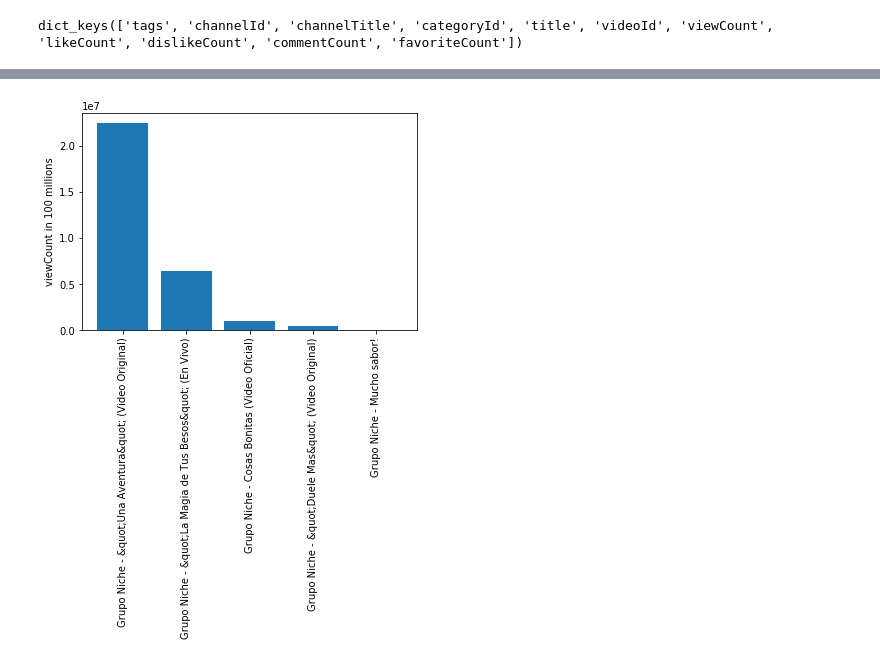
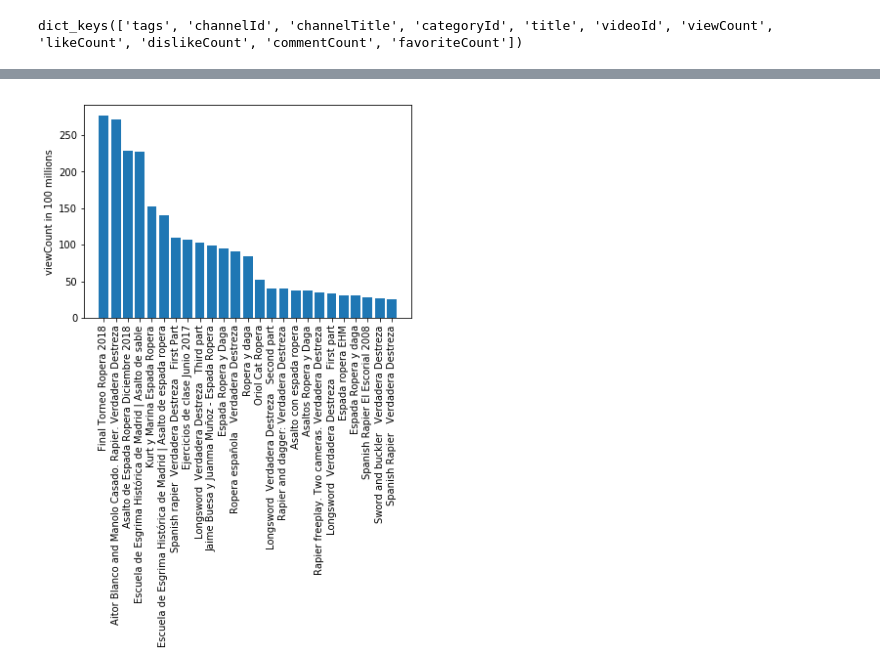
Before and after one commit to KaroLadino/YoutubeCommentsApp, a Jupyter notebook: YoutubeCommentsApp.ipynb, the cells around one changed output, grey strips where cells are left out. Cells and saved outputs as stored; diff of their text form; code cells hidden in the pictures.

```diff
--- a/YoutubeCommentsApp.ipynb
+++ b/YoutubeCommentsApp.ipynb
@@ -20,7 +20,7 @@ import matplotlib.pyplot as plt
 import seaborn as sns
 from youtube_data import youtube_search
 # %%
-test = youtube_search("Grupo Niche")
+test = youtube_search("Esgrima AEEA")
 test.keys()
 # %% [output]
 dict_keys(['tags', 'channelId', 'channelTitle', 'categoryId', 'title', 'videoId', 'viewCount', 'likeCount', 'dislikeCount', 'commentCount', 'favoriteCount'])
@@ -55,7 +55,7 @@ numeric_dtype = ['viewCount','commentCount','likeCount','dislikeCount','favorite
 for i in numeric_dtype:
     df1[i] = df[i].astype(int)
 
-GrupoNiche = df1[df1['channelTitle']=='Grupo Niche']
-GrupoNiche.head()
+EsgrimaAEEA = df1[df1['channelTitle']=='Esgrima AEEA']
+EsgrimaAEEA.head()
 # %% [output]
 |  | Title | viewCount | channelTitle | commentCount | likeCount | dislikeCount | tags | favoriteCount | ... |
@@ -67,9 +67,9 @@ GrupoNiche.head()
 # %%
-GrupoNiche = GrupoNiche.sort_values(ascending=False,by='viewCount')
-plt.bar(range(GrupoNiche.shape[0]),GrupoNiche['viewCount'])
-plt.xticks(range(GrupoNiche.shape[0]),GrupoNiche['Title'],rotation=90)
+EsgrimaAEEA = EsgrimaAEEA.sort_values(ascending=False,by='viewCount')
+plt.bar(range(EsgrimaAEEA.shape[0]),EsgrimaAEEA['viewCount'])
+plt.xticks(range(EsgrimaAEEA.shape[0]),EsgrimaAEEA['Title'],rotation=90)
 plt.ylabel('viewCount in 100 millions')
 
 plt.show()
 # %% [output]
-[figure, old version]
+[figure, new version]
```
Also changed, not shown: parts of 4 cells of this notebook.
